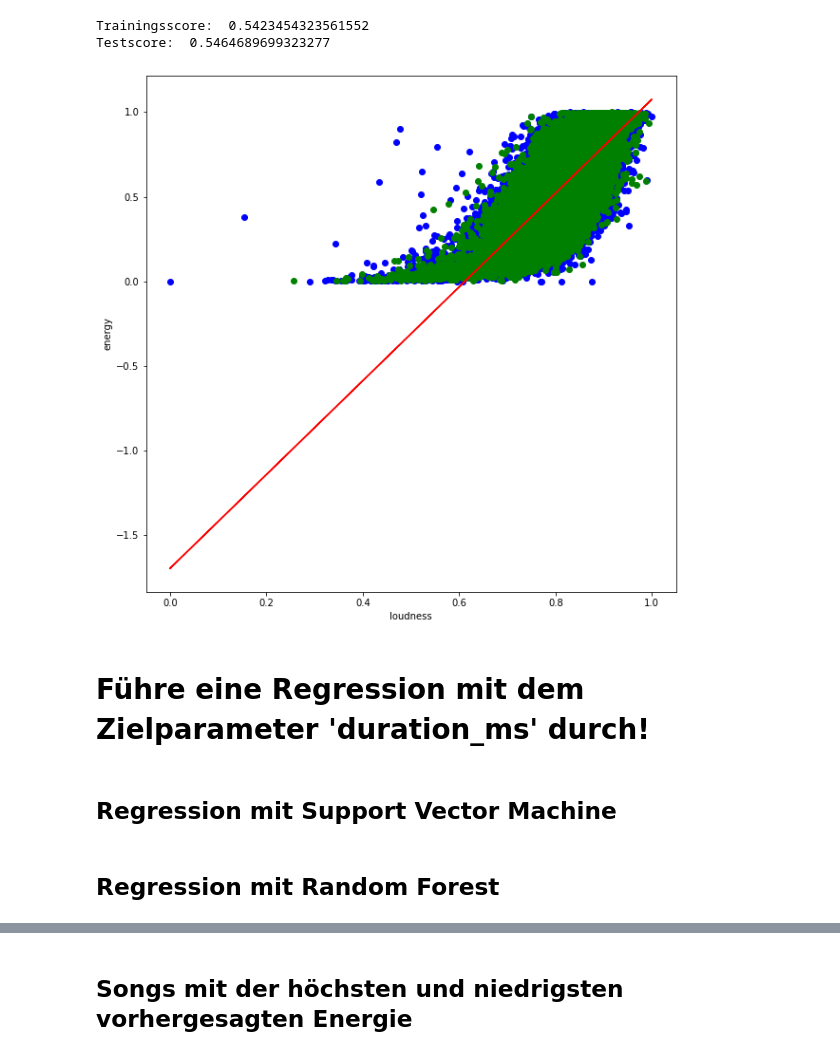
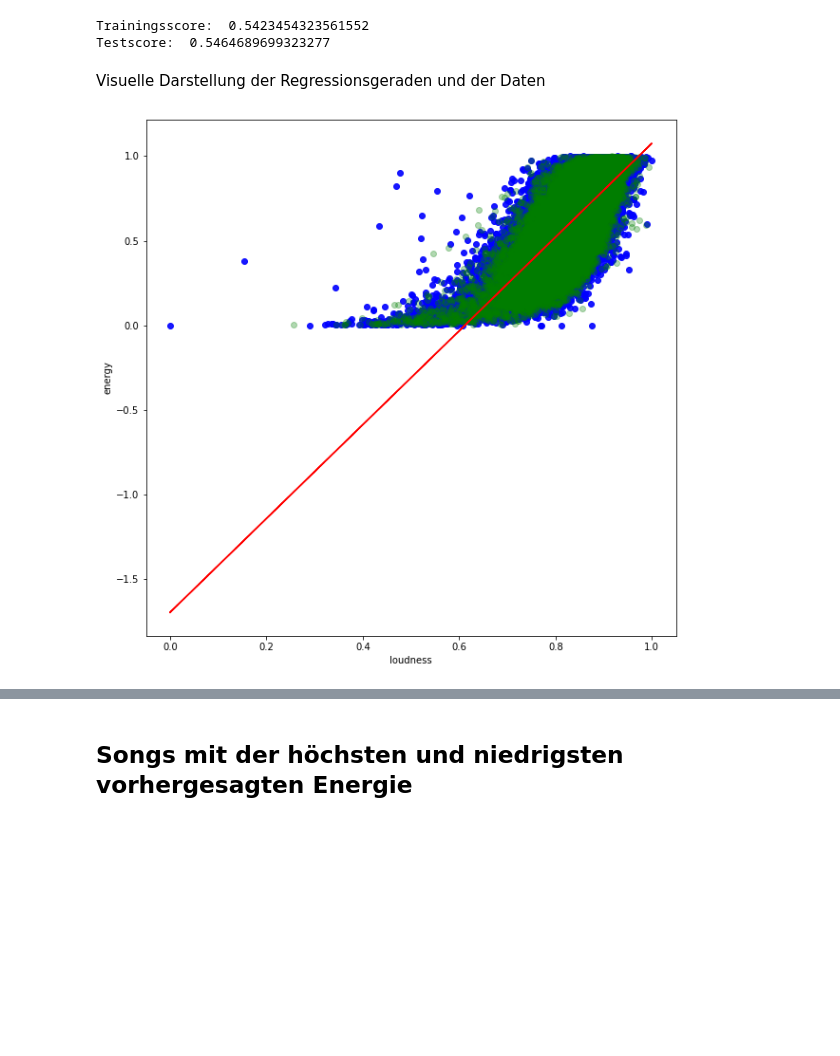
Before and after one commit to timo95/training-beginner, a Jupyter notebook: Spotify.ipynb, the cells around one changed output, grey strips where cells are left out. Cells and saved outputs as stored; diff of their text form; code cells hidden in the pictures; blank space fills up the shorter version.

```diff
--- a/Spotify.ipynb
+++ b/Spotify.ipynb
@@ -134,0 +137,4 @@ tab = data.iloc[:,  :  ]
+# %%
+tab = data.select_dtypes('float')
+
+tab.head()
@@ -288,32 +316,30 @@ Testscore:  0.6345198241471848
 # %% [markdown]
 Lineare Regression mit einer Variable:
 # %%
-tb = tab[['loudness']]
+tbl = tab[['loudness']]
 min_max_scaler = spp.MinMaxScaler()
-scaled_data3 = min_max_scaler.fit_transform(tb)
+scaled_data3 = min_max_scaler.fit_transform(tbl)
 
 #split data
-X_train, X_test, y_train, y_test = train_test_split(scaled_data3, target, test_size=0.3,
+X_train_3, X_test_3, y_train_3, y_test_3 = train_test_split(scaled_data3, target, test_size=0.3,
                                                                                 random_state=42)
 linreg = LinearRegression()
-linreg.fit(X_train, y_train)
-y_pred = linreg.predict(X_test)
-print('Trainingsscore: ', linreg.score(X_train, y_train))
-print('Testscore: ', linreg.score(X_test, y_test))
+linreg.fit(X_train_3, y_train_3)
+y_pred = linreg.predict(X_test_3)
+print('Trainingsscore: ', linreg.score(X_train_3, y_train_3))
+print('Testscore: ', linreg.score(X_test_3, y_test_3))
 # %% [output]
 Trainingsscore:  0.5423454323561552
 Testscore:  0.5464689699323277
+# %% [markdown]
+Visuelle Darstellung der Regressionsgeraden und der Daten
 # %%
 plt.figure(figsize=(10, 10))
-plt.scatter(X_train, y_train, color = 'blue')                     # Blaue Punkte sind Trainingsdaten
-plt.scatter(X_test, y_test, color = 'green')                      # Grüne Punkte sind Testdaten
-plt.plot(X_train, linreg.predict(X_train), color = 'red')         # Hier ensteht die Gerade (x, y) = (x, lr.predict(x)
+plt.scatter(X_train_3, y_train_3, color = 'blue', alpha = 0.9)                     # Blaue Punkte sind Trainingsdaten
+plt.scatter(X_test_3, y_test_3, color = 'green', alpha = 0.3)                      # Grüne Punkte sind Testdaten
+plt.plot(X_train_3, linreg.predict(X_train_3), color = 'red')         # Hier ensteht die Gerade (x, y) = (x, lr.predict(x)
 plt.xlabel('loudness')
 plt.ylabel('energy')
 plt.show()
 # %% [output]
-[figure, old version]
+[figure, new version]
-# %% [markdown]
-# Führe eine Regression mit dem Zielparameter 'duration_ms' durch!
-# %% [markdown]
-<h2>Regression mit Support Vector Machine</h2>
@@ -337,2 +345,0 @@ print('Testscore: ', rbfSVM.score(X_test, y_test))
-# %% [markdown]
-<h2> Regression mit Random Forest</h2>
```
Also changed, not shown: parts of 35 cells of this notebook.
